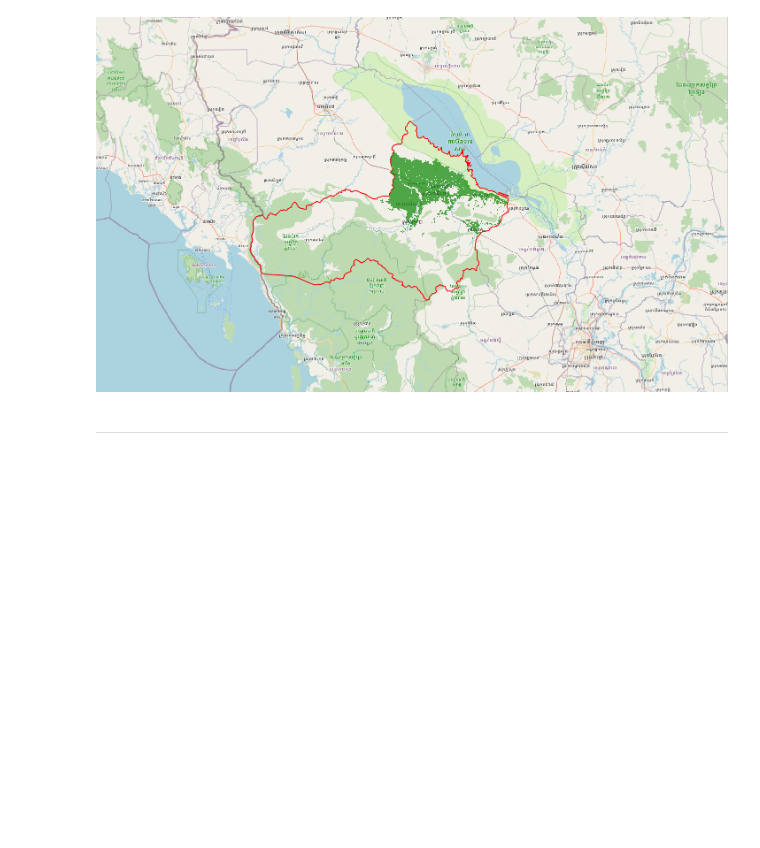
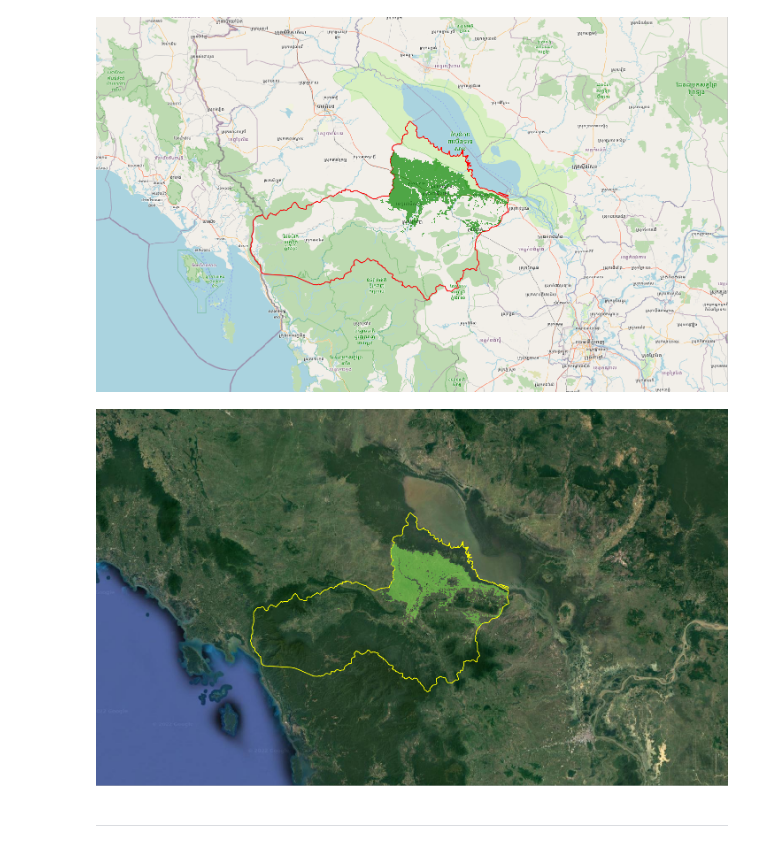
Before and after one commit to menvuthy/portfolio, a Jupyter notebook: docs/Content/Project/2021/paddy-area-classification/6. kmeans-clustering.ipynb, the cells around one changed output. Saved outputs shown, nothing was run; the diff lists cells and outputs as text; code cells hidden in the pictures; blank space fills up the shorter version.

```diff
--- a/docs/Content/Project/2021/paddy-area-classification/6. kmeans-clustering.ipynb
+++ b/docs/Content/Project/2021/paddy-area-classification/6. kmeans-clustering.ipynb
@@ -271,4 +271,8 @@ Image(filename="images/pady-area-result.png")
 # %% [output]
 [figure]
+# %%
+Image(filename="images/paddy-area-result-satellite.png")
+# %% [output]
+[figure, added]
 # %% [markdown]
 ---
```
Also changed, not shown: parts of 1 cell of this notebook, 2 other files.
